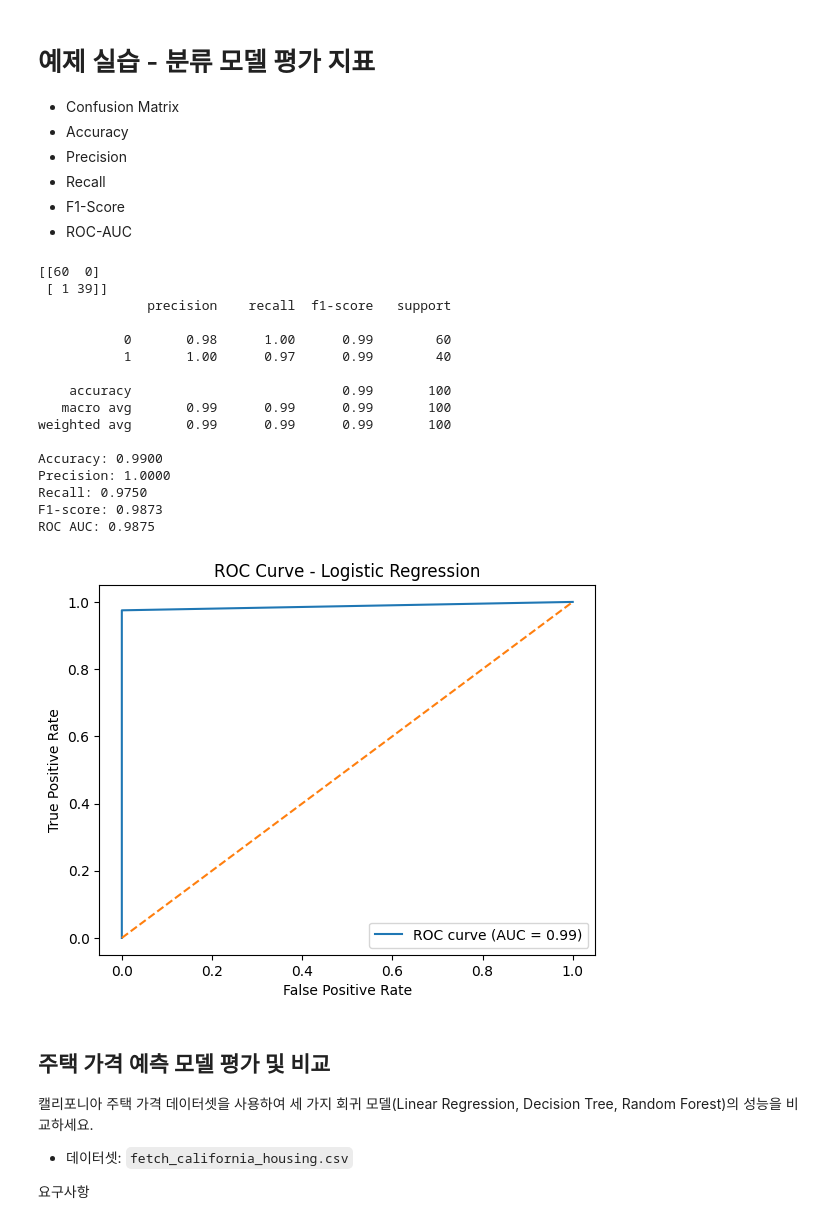
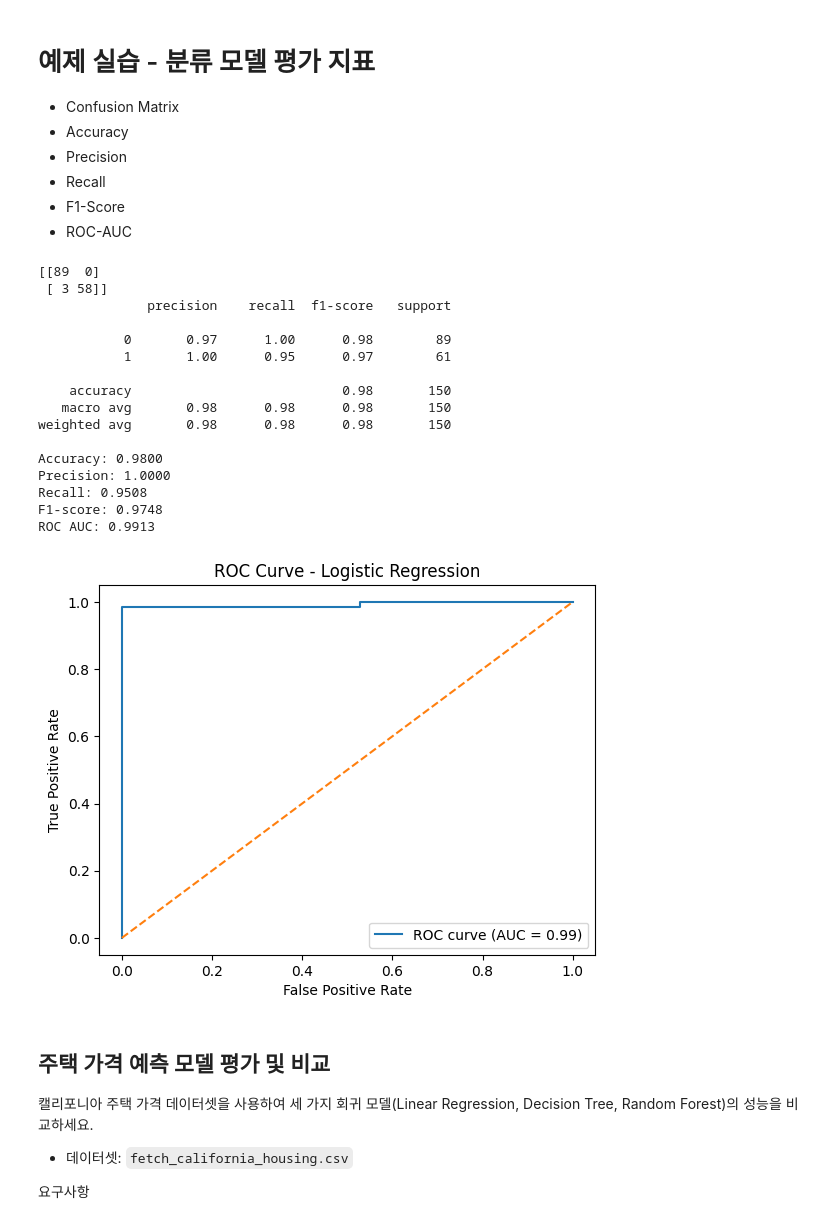
Before and after one commit to sano820/SSESAC_DE, a Jupyter notebook: 1126/[새싹][머신러닝] 모델 평가1 실습.ipynb, the cells around one changed output. Saved outputs shown, nothing was run; the diff lists cells and outputs as text; code cells hidden in the pictures.

```diff
--- a/1126/[새싹][머신러닝] 모델 평가1 실습.ipynb
+++ b/1126/[새싹][머신러닝] 모델 평가1 실습.ipynb
@@ -92,7 +92,7 @@ X, y = make_classification(
 )
 
 # 2. 훈련/테스트 데이터 분할
-X_train, X_test, y_train, y_test = train_test_split(X,y, test_size=0.2, stratify=y, random_state=42)
+X_train, X_test, y_train, y_test = train_test_split(X,y, test_size=0.3, stratify=y, random_state=42)
 
 # 3. 분류 모델 선택 및 학습 (로지스틱 회귀)
 model = LogisticRegression()
@@ -101,57 +101,68 @@ model.fit(X_train, y_train)
 # 4. 예측
 y_pred = model.predict(X_test) # 클래스(0/1) 예측
 y_proba = model.predict_proba(X_test)[:,1] # 양성(1)일 확률 예측
+'''
+확률 ; Threshold와 관련
+Roc에서의 TPR과 FPR
+*TPR(Sensitivity, Recall, 재현율) : 실제 양성 중 모델이 '양성'이라고 예측한 비율
+*FPR(1-specificity, 오탐율) : 실제 음성 중 모델이 '양성'이라고 예측한 비율
+양성(Positive)이라고 판단한 정도를 Threshold의 변환에 따라 계산
+=> 양성에 대한 판단이 필요함 => 양성 예측 확률
+'''
 
 # 5. 평가 지표 계산
 accuracy  = accuracy_score(y_test, y_pred)
 precision = precision_score(y_test, y_pred)
 recall    = recall_score(y_test, y_pred)
 f1        = f1_score(y_test, y_pred)
-roc_auc   = roc_auc_score(y_test, y_pred)
+roc_auc   = roc_auc_score(y_test, y_proba)  # 예측한 확률 값
 
 # 오차 행렬 만들기
-cm = confusion_matrix(y_test, y_pred)
+cm = confusion_matrix(y_test, y_pred) # 2차원 리스트 형태
+# 히트맵으로 오차 행렬 출력!
 print(cm)
+# macro avg는 각 클래스마다 같은 가중치로 평균을 구함.
+# weight avg는 각 클래스의 수만큼을 가중치로 주어 평균을 구함.
 
 # classification_report 출력하기
 print(classification_report(y_test, y_pred))
 
 print(f"Accuracy: {accuracy:.4f}")
 print(f"Precision: {precision:.4f}")
 print(f"Recall: {recall:.4f}")
 print(f"F1-score: {f1:.4f}")
 print(f"ROC AUC: {roc_auc:.4f}")
 
 # 6. ROC Curve 시각화 (옵션)
-fpr, tpr, thresholds = roc_curve(y_test, y_pred)
+fpr, tpr, thresholds = roc_curve(y_test, y_proba)
 
 plt.figure()
 # X축: FPR, Y축: TPR
 plt.plot(fpr, tpr, label=f"ROC curve (AUC = {roc_auc:.2f})")
 plt.plot([0, 1], [0, 1], linestyle="--")
 plt.xlabel("False Positive Rate")
 plt.ylabel("True Positive Rate")
 plt.title("ROC Curve - Logistic Regression")
 plt.legend()
 plt.show()
 # %% [output]
-[[60  0]
- [ 1 39]]
+[[89  0]
+ [ 3 58]]
               precision    recall  f1-score   support
 
-           0       0.98      1.00      0.99        60
-           1       1.00      0.97      0.99        40
+           0       0.97      1.00      0.98        89
+           1       1.00      0.95      0.97        61
 
-    accuracy                           0.99       100
-   macro avg       0.99      0.99      0.99       100
-weighted avg       0.99      0.99      0.99       100
+    accuracy                           0.98       150
+   macro avg       0.98      0.98      0.98       150
+weighted avg       0.98      0.98      0.98       150
 
-Accuracy: 0.9900
+Accuracy: 0.9800
 Precision: 1.0000
-Recall: 0.9750
-F1-score: 0.9873
-ROC AUC: 0.9875
+Recall: 0.9508
+F1-score: 0.9748
+ROC AUC: 0.9913
-[figure, old version]
+[figure, new version]
 # %% [markdown]
 ## 주택 가격 예측 모델 평가 및 비교
 
```
Also changed, not shown: parts of 4 cells of this notebook, 2 other files.
